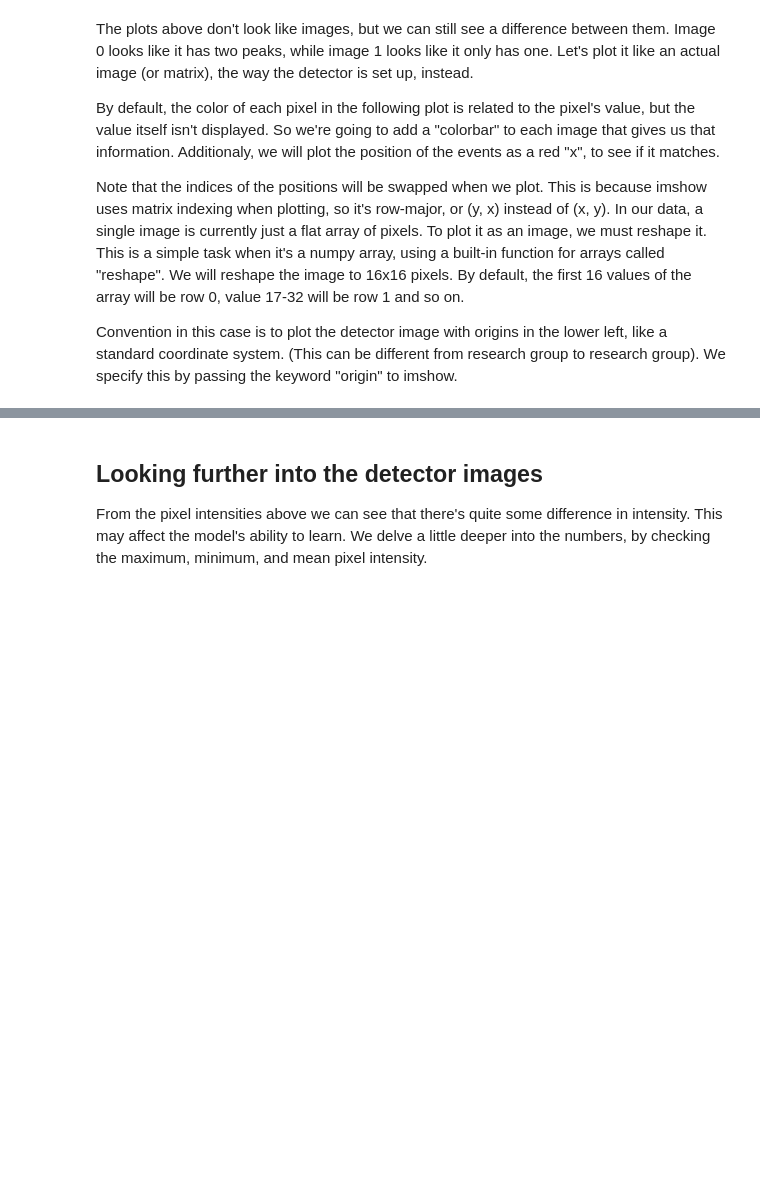
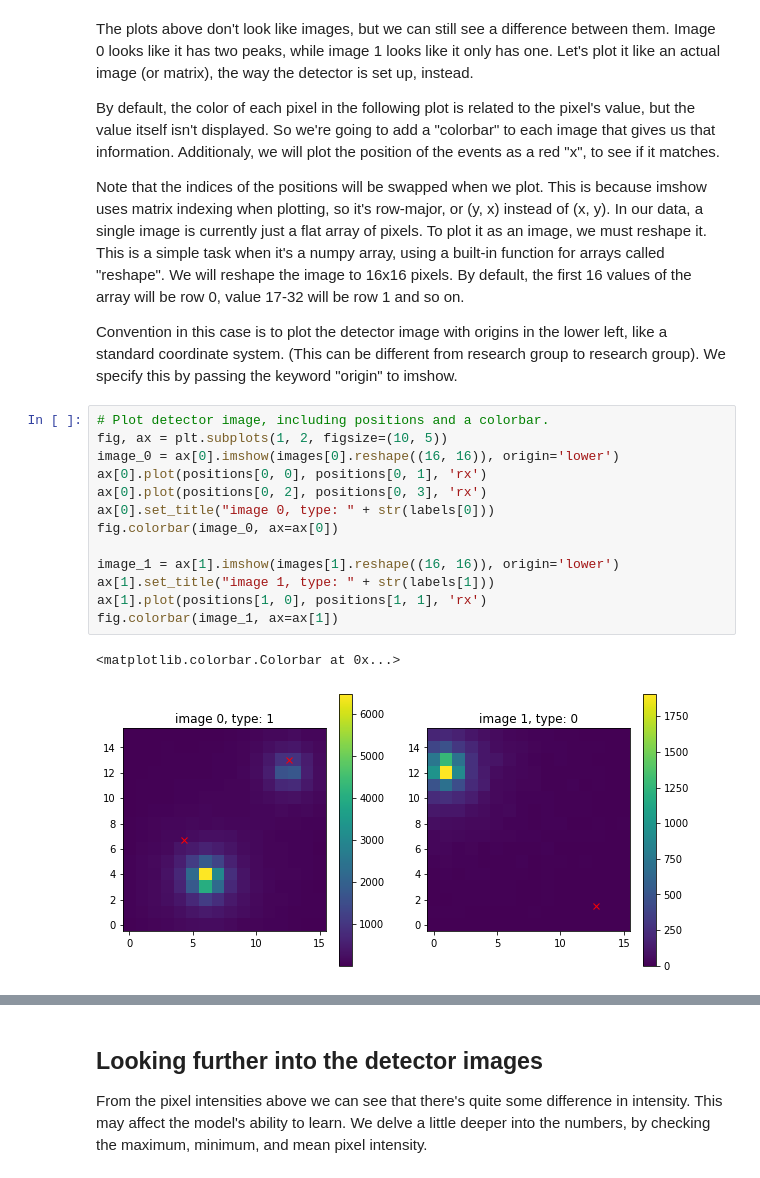
Before and after one commit to geirtul/event_classification_example, a Jupyter notebook: notebooks/data_import_exploration.ipynb, the cells around one changed output, grey strips where cells are left out. Saved outputs shown, nothing was run; the diff lists cells and outputs as text; blank space fills up the shorter version.

Commit message:
Small update regarding image transposing

```diff
--- a/notebooks/data_import_exploration.ipynb
+++ b/notebooks/data_import_exploration.ipynb
@@ -187,3 +186,19 @@ reshape the image to 16x16 pixels. By default, the first 16 values of the array
 
 Convention in this case is to plot the detector image with origins in the lower left, like a standard coordinate
 system. (This can be different from research group to research group). We specify this by passing the keyword "origin" to imshow.
+# %%
+# Plot detector image, including positions and a colorbar.
+fig, ax = plt.subplots(1, 2, figsize=(10, 5))
+image_0 = ax[0].imshow(images[0].reshape((16, 16)), origin='lower')
+ax[0].plot(positions[0, 0], positions[0, 1], 'rx')
+ax[0].plot(positions[0, 2], positions[0, 3], 'rx')
+ax[0].set_title("image 0, type: " + str(labels[0]))
+fig.colorbar(image_0, ax=ax[0])
+
+image_1 = ax[1].imshow(images[1].reshape((16, 16)), origin='lower')
+ax[1].set_title("image 1, type: " + str(labels[1]))
+ax[1].plot(positions[1, 0], positions[1, 1], 'rx')
+fig.colorbar(image_1, ax=ax[1])
+# %% [output]
+<matplotlib.colorbar.Colorbar at 0x...>
+[figure, added]
```
Also changed, not shown: parts of 5 cells of this notebook.
